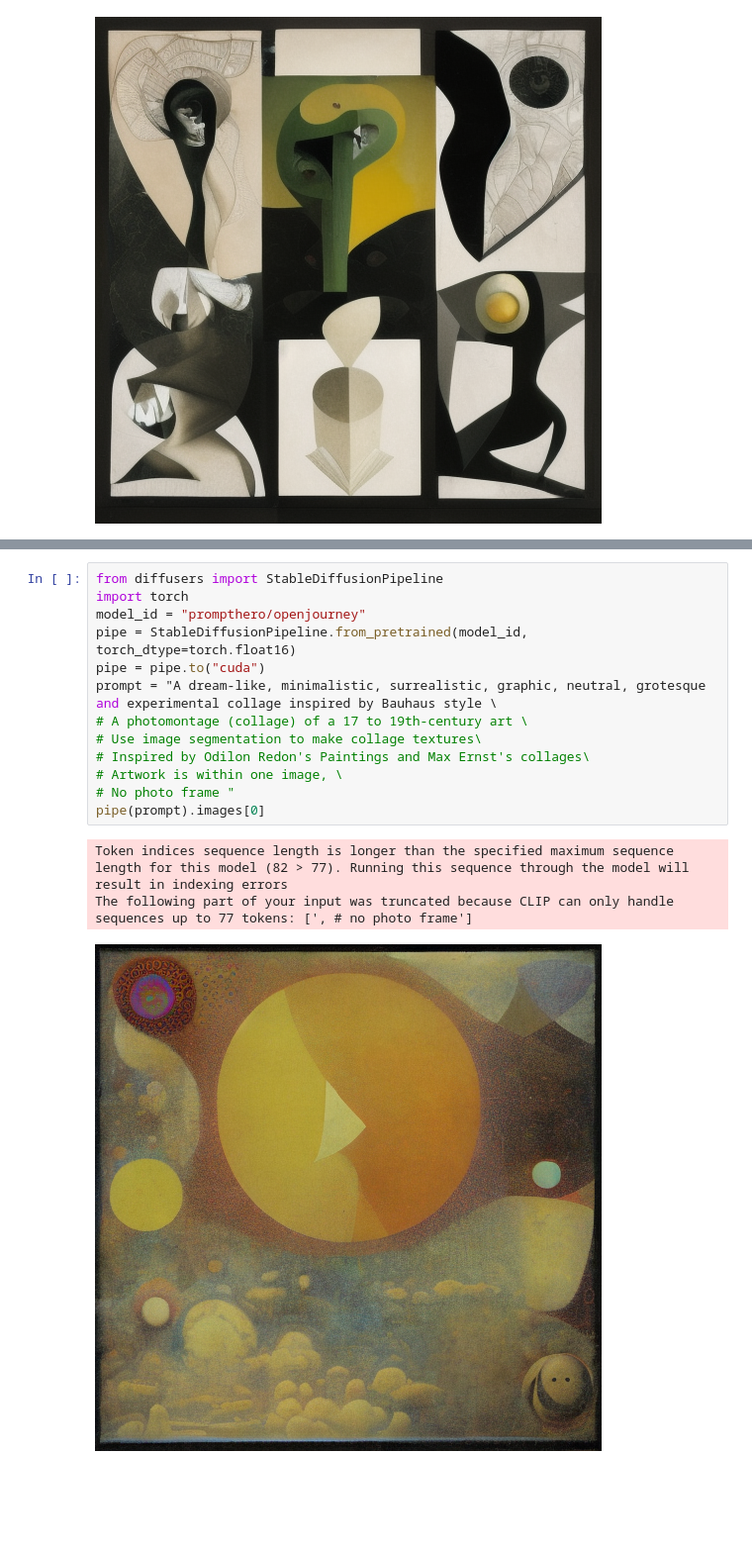
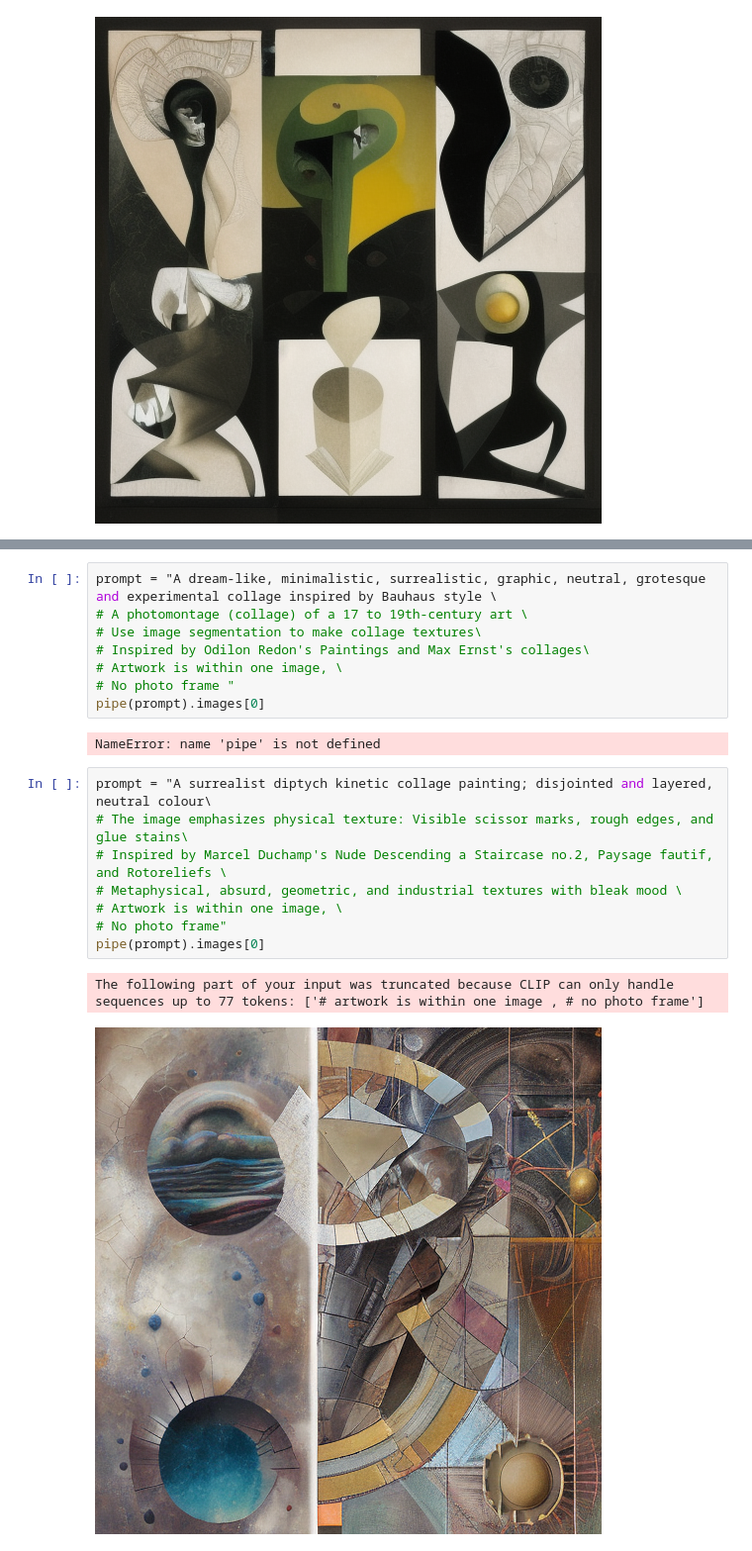
Before and after one commit to leahiscoding/CART498, a Jupyter notebook: Assignment1.ipynb, the cells around one changed output, grey strips where cells are left out. Shown at 99% size. Saved outputs shown, nothing was run; the diff lists cells and outputs as text; blank space fills up the shorter version.

```diff
--- a/Assignment1.ipynb
+++ b/Assignment1.ipynb
@@ -73,9 +79,4 @@ The following part of your input was truncated because CLIP can only handle sequ
 # %%
-from diffusers import StableDiffusionPipeline
-import torch
-model_id = "prompthero/openjourney"
-pipe = StableDiffusionPipeline.from_pretrained(model_id, torch_dtype=torch.float16)
-pipe = pipe.to("cuda")
 prompt = "A dream-like, minimalistic, surrealistic, graphic, neutral, grotesque and experimental collage inspired by Bauhaus style \
 # A photomontage (collage) of a 17 to 19th-century art \
 # Use image segmentation to make collage textures\
@@ -84,6 +85,15 @@ prompt = "A dream-like, minimalistic, surrealistic, graphic, neutral, grotesque
 # No photo frame "
 pipe(prompt).images[0]
 # %% [output]
-Token indices sequence length is longer than the specified maximum sequence length for this model (82 > 77). Running this sequence through the model will result in indexing errors
-The following part of your input was truncated because CLIP can only handle sequences up to 77 tokens: [', # no photo frame']
+NameError: name 'pipe' is not defined
-[figure, removed]
+# %%
+prompt = "A surrealist diptych kinetic collage painting; disjointed and layered, neutral colour\
+# The image emphasizes physical texture: Visible scissor marks, rough edges, and glue stains\
+# Inspired by Marcel Duchamp's Nude Descending a Staircase no.2, Paysage fautif, and Rotoreliefs \
+# Metaphysical, absurd, geometric, and industrial textures with bleak mood \
+# Artwork is within one image, \
+# No photo frame"
+pipe(prompt).images[0]
+# %% [output]
+The following part of your input was truncated because CLIP can only handle sequences up to 77 tokens: ['# artwork is within one image , # no photo frame']
+[figure, added]
```
Also changed, not shown: parts of 1 cell of this notebook.
